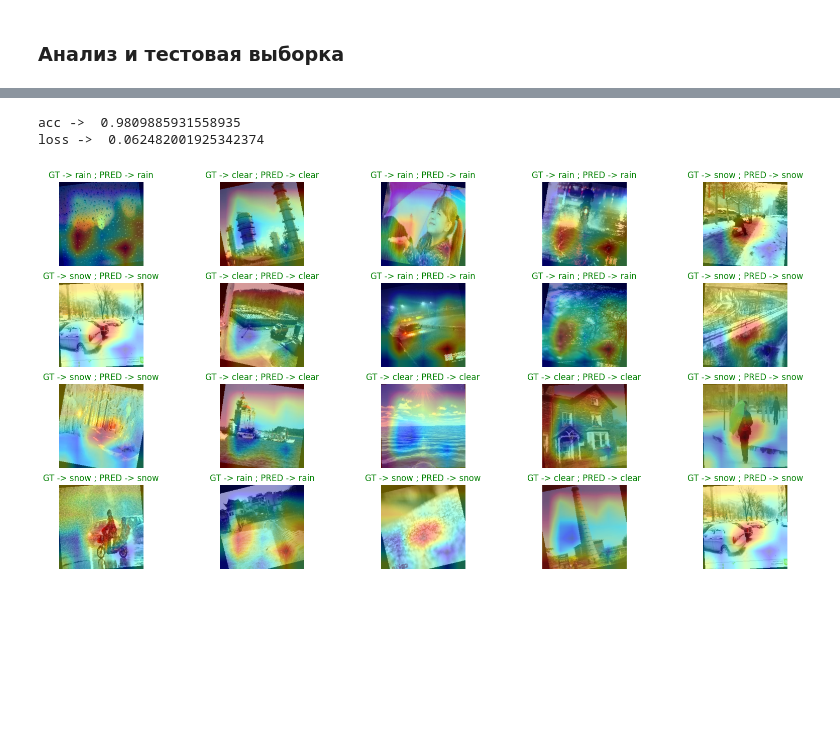
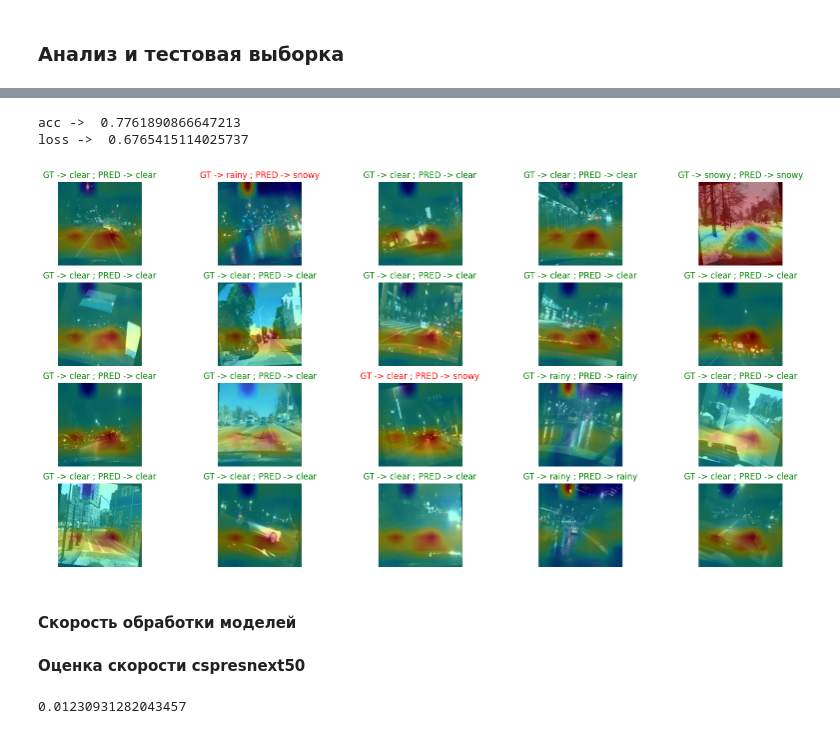
Before and after one commit to KirjikTeremok/WeatherNet, a Jupyter notebook: create_dataset.ipynb, the cells around one changed output, grey strips where cells are left out. Drawn from its saved outputs; the diff is of its cells as text; code cells hidden in the pictures; blank space fills up the shorter version.

```diff
--- a/create_dataset.ipynb
+++ b/create_dataset.ipynb
@@ -139,11 +177,8 @@ num_epochs = 10
+# %%
+
+m = timm.create_model("cspresnext50", pretrained = False, num_classes = len(classes), drop_rate=0.2)
+m = m.to(device)
 # %%
-import timm
-from tqdm import tqdm
-device = torch.device("cuda" if torch.cuda.is_available() else "cpu")
-
-m = timm.create_model("resnet50", pretrained = True, num_classes = len(classes), drop_rate=0.15)
-m = m.to(device)
-
 loss_fn = torch.nn.CrossEntropyLoss()
 optimizer = torch.optim.Adam(params=m.parameters(), lr = lr, weight_decay=1e-5, betas=(0.9, 0.999))
 tr_losses, val_losses, tr_accs, val_accs = [], [], [], []
@@ -271,10 +304,11 @@ plt.show()
 # %% [markdown]
 ### Анализ и тестовая выборка
 # %%
-#model = models.resnet50(pretrained=False) # загружаем сохраненную модель
-model = timm.create_model("resnet50", pretrained = False, num_classes = len(classes))
+classes = {'clear': 0, 'rainy': 1, 'snowy': 2}
 
-model.load_state_dict(torch.load('saved_models/weather_best_model_best.pth'))
+model = timm.create_model("cspresnext50", pretrained = False, num_classes = len(classes))
+
+model.load_state_dict(torch.load('saved_models/weather_best_model.pth'))
 model.to(device)
 model.eval()
 # %% [output]
@@ -297 +331,4 @@ ResNet(
 )
+# %%
+loss_fn = torch.nn.CrossEntropyLoss()
+optimizer = torch.optim.Adam(params=model.parameters(), lr = lr, weight_decay=1e-5, betas=(0.9, 0.999))
@@ -298,23 +355,5 @@ ResNet(
 # %%
 import cv2
-
-class SaveFeatures():
-
-    features = None
-    def __init__(self, m):
-        self.hook = m.register_forward_hook(self.hook_fn)
-    def hook_fn(self, module, input, output):
-        self.features = ((output.cpu()).data).numpy()
-    def remove(self): self.hook.remove()
-
-
-
-def getCAM(conv_fs, linear_weights, class_idx):
-
-    bs, chs,h, w, = conv_fs.shape
-    cam = linear_weights[class_idx].dot(conv_fs[0,:, :, ].reshape((chs, h * w)))
-    cam = cam.reshape(h, w)
-    return (cam - np.min(cam)) / np.max(cam)
 
 
 def inference(model, device, test_dl, num_ims, row, final_conv, fc_params, cls_names = None):
@@ -338,36 +377,36 @@ def inference(model, device, test_dl, num_ims, row, final_conv, fc_params, cls_n
 
             #preds.append(pred_cls.item())
             #images.append(ims)
             #labels.append(gts.item())
             preds.extend(pred_cls.cpu().numpy())
             images.extend(ims)
             labels.extend(gts)
 
         test_loss_to_track = test_epoch_loss / len(test_dl)
         test_acc_to_track = test_epoch_acc / len(test_dl.dataset)
 
     print("acc -> ", test_acc_to_track)
     print("loss -> ", test_loss_to_track)
 
     plt.figure(figsize = (20, 10))
     indekslar = [random.randint(0, len(images) - 1) for _ in range(num_ims)]
 
     for idx, indeks in enumerate(indekslar):
         image = images[indeks].squeeze()
         pred_idx = labels[indeks]
         heatmap = getCAM(activated_features.features, weight, pred_idx)
 
         plt.subplot(row, num_ims // row, idx + 1)
         plt.imshow(tensor_2_im(image), cmap = "gray"); plt.axis("off")
         plt.imshow(cv2.resize(heatmap, (224, 224), interpolation=cv2.INTER_LINEAR), alpha=0.4, cmap='jet'); plt.axis("off")
 
         if cls_names is not None: plt.title(f"GT -> {cls_names[int(labels[indeks])]} ; PRED -> {cls_names[int(preds[indeks])]}", color=("green" if {cls_names[int(labels[indeks])]} == {cls_names[int(preds[indeks])]} else "red"))
         else: plt.title(f"GT -> {gt} ; PRED -> {pred}")
 
-final_conv, fc_params = model.layer4[-1], list(model.fc.parameters())
-inference(model = model.to(device), device = device, test_dl = test_dl, num_ims = 20, row = 4, cls_names = list(classes.keys()), final_conv
-= final_conv, fc_params = fc_params)
+final_conv, fc_params = model.stages[-1].conv_transition, list(model.head.parameters())
+inference(model=model.to(device), device=device, test_dl=test_dl, num_ims=20, row=4, cls_names=list(classes.keys()), final_conv=final_conv, fc_params=fc_params)
+#model.layer4[2].conv3
 # %% [output]
-acc ->  0.9809885931558935
-loss ->  0.062482001925342374
+acc ->  0.7761890866647213
+loss ->  0.6765415114025737
-[figure, old version]
+[figure, new version]
@@ -373,0 +455,17 @@ loss ->  0.062482001925342374
+# %% [markdown]
+#### Скорость обработки моделей
+# %% [markdown]
+**Оценка скорости cspresnext50**
+# %%
+import time
+
+image = load_image(image_path)
+
+start_time = time.time()
+clas = model_inferance(model, image)
+end_time = time.time()
+
+inferance_time = end_time - start_time
+print(inferance_time)
+# %% [output]
+0.01230931282043457
```
Also changed, not shown: parts of 26 cells of this notebook, 2 other files.
